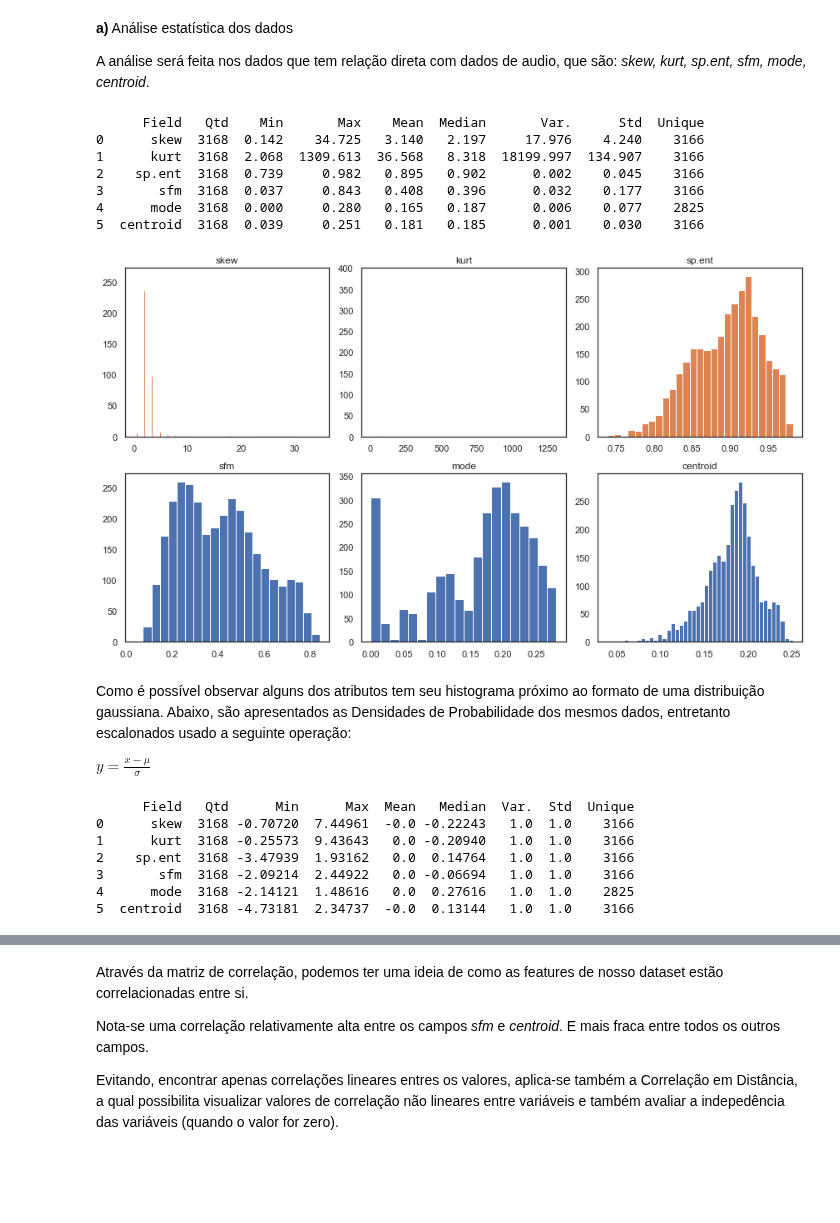
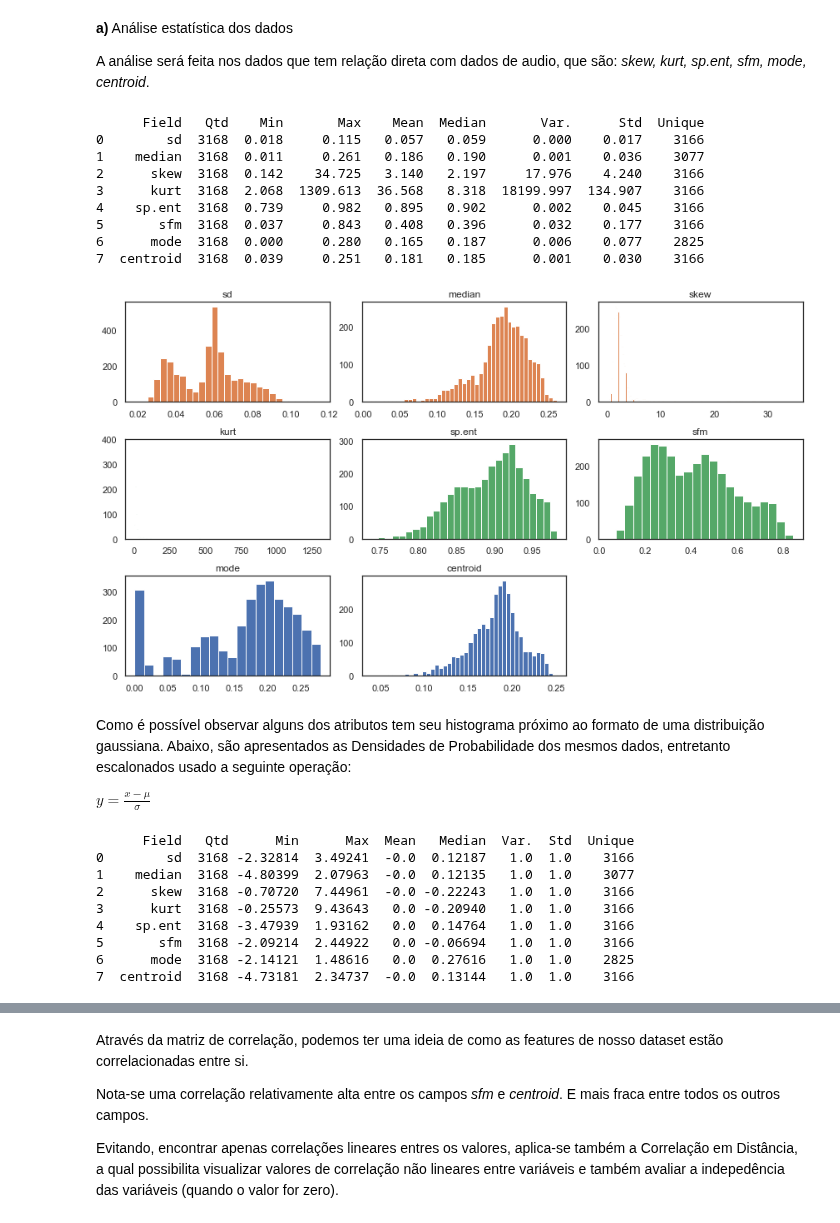
Before and after one commit to rdenadai/ia006c, a Jupyter notebook: notebooks/EFC02/EFC02.ipynb, the cells around one changed output, grey strips where cells are left out. Drawn from its saved outputs; the diff is of its cells as text; code cells hidden in the pictures; blank space fills up the shorter version.

```diff
--- a/notebooks/EFC02/EFC02.ipynb
+++ b/notebooks/EFC02/EFC02.ipynb
@@ -159,10 +203,10 @@ print(df.head(5))
 
 A análise será feita nos dados que tem relação direta com dados de audio, que são: *skew, kurt, sp.ent, sfm, mode, centroid*.
 # %%
-sound_c = df[["skew", "kurt", "sp.ent", "sfm", "mode", "centroid", "label"]]
+sound_c = df[["sd", "median", "skew", "kurt", "sp.ent", "sfm", "mode", "centroid", "label"]]
 # %%
 data = []
-for field in ["skew", "kurt", "sp.ent", "sfm", "mode", "centroid"]:
+for field in ["sd", "median", "skew", "kurt", "sp.ent", "sfm", "mode", "centroid"]:
     unique_elements, counts_elements = np.unique(sound_c[field], return_counts=True)
     data.append([
         field,
@@ -179,36 +223,44 @@ df2 = pd.DataFrame(data, columns=["Field", "Qtd", "Min", "Max", "Mean", "Median"
 print(df2)
 # %% [output]
       Field   Qtd    Min       Max    Mean  Median       Var.      Std  Unique
-0      skew  3168  0.142    34.725   3.140   2.197     17.976    4.240    3166
-1      kurt  3168  2.068  1309.613  36.568   8.318  18199.997  134.907    3166
-2    sp.ent  3168  0.739     0.982   0.895   0.902      0.002    0.045    3166
-3       sfm  3168  0.037     0.843   0.408   0.396      0.032    0.177    3166
-4      mode  3168  0.000     0.280   0.165   0.187      0.006    0.077    2825
-5  centroid  3168  0.039     0.251   0.181   0.185      0.001    0.030    3166
+0        sd  3168  0.018     0.115   0.057   0.059      0.000    0.017    3166
+1    median  3168  0.011     0.261   0.186   0.190      0.001    0.036    3077
+2      skew  3168  0.142    34.725   3.140   2.197     17.976    4.240    3166
+3      kurt  3168  2.068  1309.613  36.568   8.318  18199.997  134.907    3166
+4    sp.ent  3168  0.739     0.982   0.895   0.902      0.002    0.045    3166
+5       sfm  3168  0.037     0.843   0.408   0.396      0.032    0.177    3166
+6      mode  3168  0.000     0.280   0.165   0.187      0.006    0.077    2825
+7  centroid  3168  0.039     0.251   0.181   0.185      0.001    0.030    3166
 # %%
 plt.figure(figsize=(12, 7))
-plt.subplot(2, 3, 1)
+plt.subplot(3, 3, 1)
+plt.title("sd")
+plt.hist(sound_c["sd"], bins='auto', color="C1")
+plt.subplot(3, 3, 2)
+plt.title("median")
+plt.hist(sound_c["median"], bins='auto', color="C1")
+plt.subplot(3, 3, 3)
 plt.title("skew")
 plt.hist(sound_c["skew"], bins='auto', color="C1")
-plt.subplot(2, 3, 2)
+plt.subplot(3, 3, 4)
 plt.title("kurt")
-plt.hist(sound_c["kurt"], bins='auto', color="C1")
-plt.subplot(2, 3, 3)
+plt.hist(sound_c["kurt"], bins='auto', color="C2")
+plt.subplot(3, 3, 5)
 plt.title("sp.ent")
-plt.hist(sound_c["sp.ent"], bins='auto', color="C1")
-plt.subplot(2, 3, 4)
+plt.hist(sound_c["sp.ent"], bins='auto', color="C2")
+plt.subplot(3, 3, 6)
 plt.title("sfm")
-plt.hist(sound_c["sfm"], bins='auto')
-plt.subplot(2, 3, 5)
+plt.hist(sound_c["sfm"], bins='auto', color="C2")
+plt.subplot(3, 3, 7)
 plt.title("mode")
 plt.hist(sound_c["mode"], bins='auto')
-plt.subplot(2, 3, 6)
+plt.subplot(3, 3, 8)
 plt.title("centroid")
 plt.hist(sound_c["centroid"], bins='auto')
 plt.tight_layout()
 plt.show()
 # %% [output]
-[figure, old version]
+[figure, new version]
 # %% [markdown]
 Como é possível observar alguns dos atributos tem seu histograma próximo ao formato de uma distribuição gaussiana. Abaixo, são apresentados as Densidades de Probabilidade dos mesmos dados, entretanto escalonados usado a seguinte operação:
 
@@ -223,7 +277,7 @@ sound_c.loc[:]["mode"] = scaler.fit_transform(sound_c["mode"])
 sound_c.loc[:]["centroid"] = scaler.fit_transform(sound_c["centroid"])
 # %%
 data = []
-for field in ["skew", "kurt", "sp.ent", "sfm", "mode", "centroid"]:
+for field in ["sd", "median", "skew", "kurt", "sp.ent", "sfm", "mode", "centroid"]:
     unique_elements, counts_elements = np.unique(sound_c[field], return_counts=True)
     data.append([
         field,
@@ -240,12 +294,14 @@ df2 = pd.DataFrame(data, columns=["Field", "Qtd", "Min", "Max", "Mean", "Median"
 print(df2)
 # %% [output]
       Field   Qtd      Min      Max  Mean   Median  Var.  Std  Unique
-0      skew  3168 -0.70720  7.44961  -0.0 -0.22243   1.0  1.0    3166
-1      kurt  3168 -0.25573  9.43643   0.0 -0.20940   1.0  1.0    3166
-2    sp.ent  3168 -3.47939  1.93162   0.0  0.14764   1.0  1.0    3166
-3       sfm  3168 -2.09214  2.44922   0.0 -0.06694   1.0  1.0    3166
-4      mode  3168 -2.14121  1.48616   0.0  0.27616   1.0  1.0    2825
-5  centroid  3168 -4.73181  2.34737  -0.0  0.13144   1.0  1.0    3166
+0        sd  3168 -2.32814  3.49241  -0.0  0.12187   1.0  1.0    3166
+1    median  3168 -4.80399  2.07963  -0.0  0.12135   1.0  1.0    3077
+2      skew  3168 -0.70720  7.44961  -0.0 -0.22243   1.0  1.0    3166
+3      kurt  3168 -0.25573  9.43643   0.0 -0.20940   1.0  1.0    3166
+4    sp.ent  3168 -3.47939  1.93162   0.0  0.14764   1.0  1.0    3166
+5       sfm  3168 -2.09214  2.44922   0.0 -0.06694   1.0  1.0    3166
+6      mode  3168 -2.14121  1.48616   0.0  0.27616   1.0  1.0    2825
+7  centroid  3168 -4.73181  2.34737  -0.0  0.13144   1.0  1.0    3166
 # %%
 kds = {'shade': True, 'linewidth': 2}
 
```
Also changed, not shown: parts of 18 cells of this notebook.
